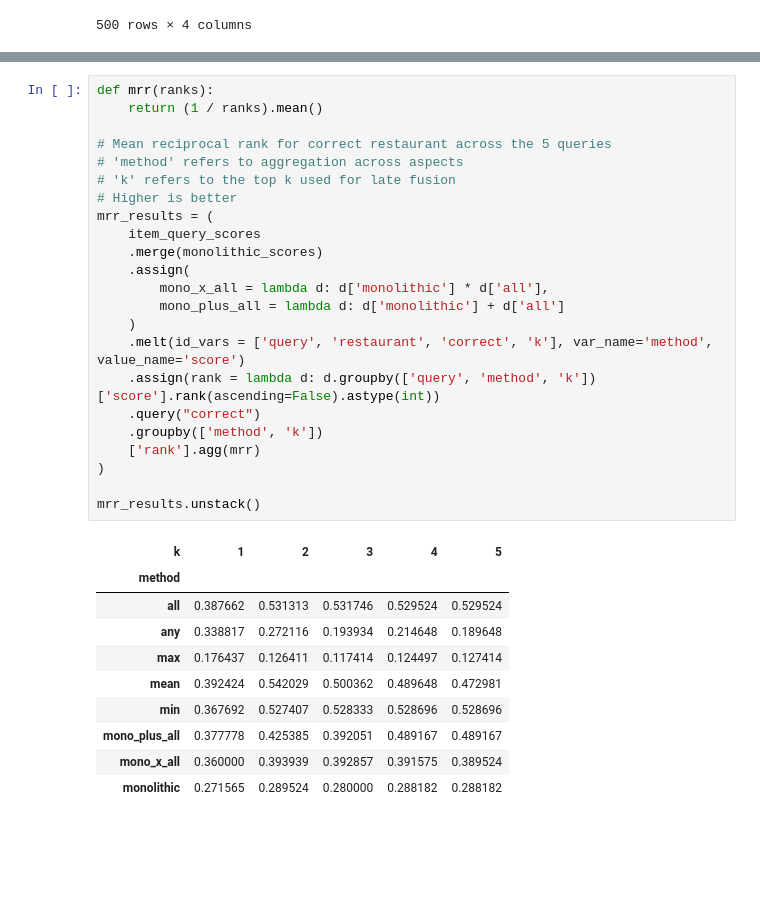
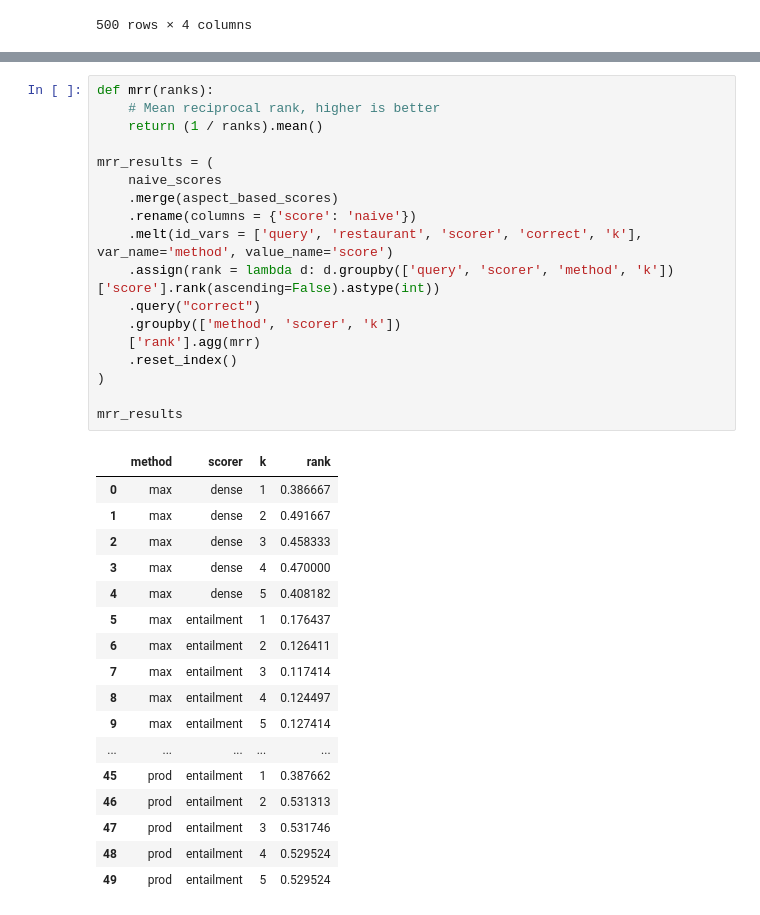
Before and after one commit to baronet2/marir, a Jupyter notebook: RIRD/21_compare_algorithms_item_first.ipynb, the cells around one changed output, grey strips where cells are left out. Drawn from its saved outputs; the diff is of its cells as text; blank space fills up the shorter version.

```diff
--- a/RIRD/21_compare_algorithms_item_first.ipynb
+++ b/RIRD/21_compare_algorithms_item_first.ipynb
@@ -205,34 +172,36 @@ monolithic_scores
 # %%
 def mrr(ranks):
+    # Mean reciprocal rank, higher is better
     return (1 / ranks).mean()
 
-# Mean reciprocal rank for correct restaurant across the 5 queries
-# 'method' refers to aggregation across aspects
-# 'k' refers to the top k used for late fusion
-# Higher is better
 mrr_results = (
-    item_query_scores
-    .merge(monolithic_scores)
-    .assign(
-        mono_x_all = lambda d: d['monolithic'] * d['all'],
-        mono_plus_all = lambda d: d['monolithic'] + d['all']
-    )
-    .melt(id_vars = ['query', 'restaurant', 'correct', 'k'], var_name='method', value_name='score')
-    .assign(rank = lambda d: d.groupby(['query', 'method', 'k'])['score'].rank(ascending=False).astype(int))
+    naive_scores
+    .merge(aspect_based_scores)
+    .rename(columns = {'score': 'naive'})
+    .melt(id_vars = ['query', 'restaurant', 'scorer', 'correct', 'k'], var_name='method', value_name='score')
+    .assign(rank = lambda d: d.groupby(['query', 'scorer', 'method', 'k'])['score'].rank(ascending=False).astype(int))
     .query("correct")
-    .groupby(['method', 'k'])
+    .groupby(['method', 'scorer', 'k'])
     ['rank'].agg(mrr)
+    .reset_index()
 )
 
-mrr_results.unstack()
+mrr_results
 # %% [output]
-| k | 1 | 2 | 3 | 4 | 5 |
-| method |  |  |  |  |  |
-| all | 0.387662 | 0.531313 | 0.531746 | 0.529524 | 0.529524 |
-| any | 0.338817 | 0.272116 | 0.193934 | 0.214648 | 0.189648 |
-| max | 0.176437 | 0.126411 | 0.117414 | 0.124497 | 0.127414 |
-| mean | 0.392424 | 0.542029 | 0.500362 | 0.489648 | 0.472981 |
-| min | 0.367692 | 0.527407 | 0.528333 | 0.528696 | 0.528696 |
-| mono_plus_all | 0.377778 | 0.425385 | 0.392051 | 0.489167 | 0.489167 |
-| mono_x_all | 0.360000 | 0.393939 | 0.392857 | 0.391575 | 0.389524 |
-| monolithic | 0.271565 | 0.289524 | 0.280000 | 0.288182 | 0.288182 |
+|  | method | scorer | k | rank |
+| 0 | max | dense | 1 | 0.386667 |
+| 1 | max | dense | 2 | 0.491667 |
+| 2 | max | dense | 3 | 0.458333 |
+| 3 | max | dense | 4 | 0.470000 |
+| 4 | max | dense | 5 | 0.408182 |
+| 5 | max | entailment | 1 | 0.176437 |
+| 6 | max | entailment | 2 | 0.126411 |
+| 7 | max | entailment | 3 | 0.117414 |
+| 8 | max | entailment | 4 | 0.124497 |
+| 9 | max | entailment | 5 | 0.127414 |
+| ... | ... | ... | ... | ... |
+| 45 | prod | entailment | 1 | 0.387662 |
+| 46 | prod | entailment | 2 | 0.531313 |
+| 47 | prod | entailment | 3 | 0.531746 |
+| 48 | prod | entailment | 4 | 0.529524 |
+| 49 | prod | entailment | 5 | 0.529524 |
```
Also changed, not shown: parts of 11 cells of this notebook, 1 other file.
